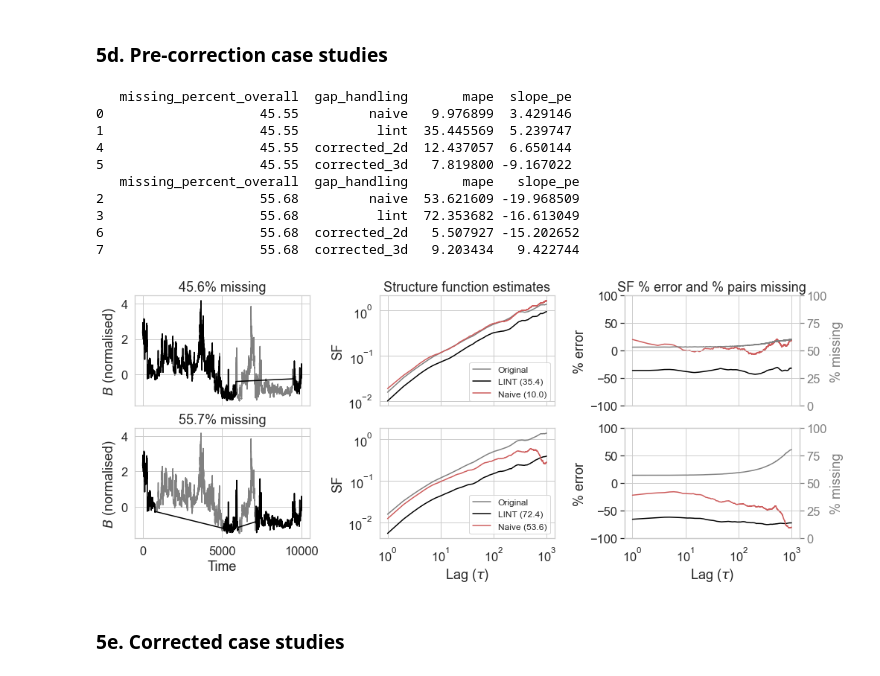
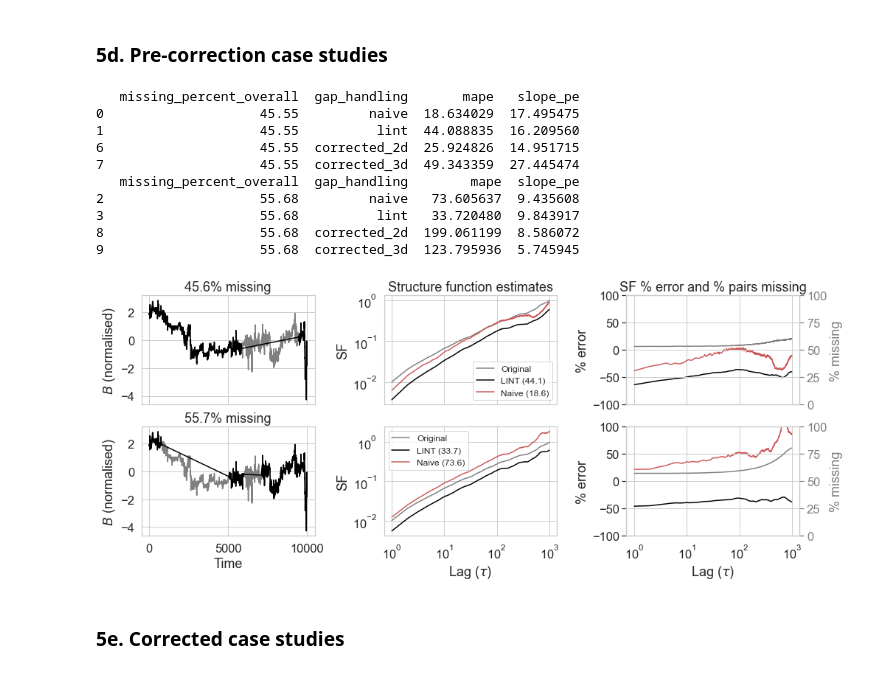
Before and after one commit to daniel-wrench/time_series_analysis, a Jupyter notebook: official_demo.ipynb, the cells around one changed output. Drawn from its saved outputs; the diff is of its cells as text; code cells hidden in the pictures.

```diff
--- a/official_demo.ipynb
+++ b/official_demo.ipynb
@@ -918,7 +829,7 @@ Correcting interpolated test set intervals using 2D error heatmap with 10 bins
 # %%
 print(f"Correcting interpolated test set intervals using 3D error heatmap with {n_bins} bins")
 sfs_gapped_corrected = sf.compute_scaling_3d(
-    sfs_gapped_corrected[sfs_gapped_corrected["gap_handling"]=="lint"], missing_measure, lookup_table_3d
+    sfs_gapped_corrected[sfs_gapped_corrected["gap_handling"]=="lint"], "missing_percent", lookup_table_3d
 )
 # %% [output]
 Correcting interpolated test set intervals using 3D error heatmap with 10 bins
@@ -955,7 +872,7 @@ This is the first time we do this. We do not need these values for the training
 dup_df = ints_gapped_metadata.replace(["naive","lint"], ["corrected_2d", "corrected_3d"])
 ints_gapped_metadata = pd.concat([ints_gapped_metadata, dup_df])
 # %%
-for i in range(len(files_metadata)):
+for i in files_metadata.file_index.unique():
     for j in range(len(ints_metadata["file_index"]==i)):
         for k in range(times_to_gap):
             for gap_handling in sfs_gapped_corrected.gap_handling.unique():
@@ -1024,5 +947,25 @@ ints_gapped_metadata = pd.merge(ints_gapped_metadata, ints_metadata.drop(["int_s
 # %%
 ints_gapped_metadata["slope_pe"] = (ints_gapped_metadata["slope"] - ints_gapped_metadata["slope_orig"]) / ints_gapped_metadata["slope_orig"] * 100
 ints_gapped_metadata["slope_ape"] = np.abs(ints_gapped_metadata["slope_pe"])
+# %%
+# Export the final dataframes, ints_gapped_metadata and sfs_gapped_corrected, in a pickle file
+output_file_path = processed_files[file_index].replace("raw", "processed").replace(".cdf", ".pkl")
+# %%
+
+
+with open(output_file_path, "wb") as f:
+    pickle.dump(
+        {
+            "files_metadata": files_metadata,
+            "ints_metadata": ints_metadata,
+            "ints": ints,
+            "ints_gapped_metadata": ints_gapped_metadata,
+            "ints_gapped": ints_gapped,
+            "sfs": sfs,
+            "sfs_gapped": sfs_gapped,
+            "sfs_gapped_corrected": sfs_gapped_corrected,
+        },
+        f,
+    )
 # %% [markdown]
 # 5. FOR ALL INTERVALS IN TEST SET: get overall test set results
@@ -1138,6 +1078,9 @@ for gap_handling in sfs_gapped_corrected.gap_handling.unique():
 # %% [markdown]
 ### 5d. Pre-correction case studies
 # %%
+# Below variables say to plot two versions of the first interval
+
+file_index = ints_gapped_metadata["file_index"].unique()[0]
 int_index=0
 num_version_to_plot = 2
 
@@ -1150,7 +1093,7 @@ for version in range(num_version_to_plot):
             (ints_gapped["file_index"]==file_index) &
             (ints_gapped["int_index"]==int_index) &
                         (ints_gapped["version"]==version) &
-                        (ints_gapped["gap_handling"]=="lint"), "B_R"].values, c="black")
+                        (ints_gapped["gap_handling"]=="lint"), "Bx"].values, c="black")
 
     # Put missing_percent_overall in the title
     ax[version, 0].set_title(f"{ints_gapped_metadata.loc[(ints_gapped_metadata['file_index']==file_index) & (ints_gapped_metadata['int_index']==int_index) & (ints_gapped_metadata['version']==version) & (ints_gapped_metadata['gap_handling']=='lint'), 'missing_percent_overall'].values[0]:.1f}% missing")
@@ -1228,43 +1171,43 @@ for version in range(num_version_to_plot):
     ax[1, 0].set_xlabel("Time")
     ax[version, 0].set_ylabel("$B$ (normalised)")
     ax[1, 1].set_xlabel("Lag ($\\tau$)")
     ax[version, 1].set_ylabel("SF")
     ax[1, 2].set_xlabel("Lag ($\\tau$)")
     ax[version, 2].set_ylabel("% error")
     ax2.set_ylabel("% missing", color="grey")
     ax2.tick_params(axis="y", colors="grey")
     ax2.set_ylim(0,100)
 
     #ax[version, 2].axhline(0, c="black", linestyle="--")
     ax[version, 2].set_ylim(-100, 100)
 
     ax[version, 1].set_xscale("log")
     ax[version, 1].set_yscale("log")
     ax[version, 2].set_xscale("log")
     ax[version, 1].legend(fontsize=12)
     [ax[0, i].set_xticklabels([]) for i in range(3)]
 
     print(ints_gapped_metadata.loc[(ints_gapped_metadata["int_index"]==int_index) & (ints_gapped_metadata["version"]==version)][["missing_percent_overall", "gap_handling", "mape", "slope_pe"]])
 
 
 # Add titles
 ax[0, 1].set_title("Structure function estimates")
 ax[0, 2].set_title("SF % error and % pairs missing")
 plt.subplots_adjust(wspace=0.4)
 
 plt.savefig(f"plots/temp/test_{spacecraft}_case_study_gapping_{file_index}_{int_index}.png", bbox_inches='tight')
 # %% [output]
-   missing_percent_overall  gap_handling       mape  slope_pe
-0                    45.55         naive   9.976899  3.429146
-1                    45.55          lint  35.445569  5.239747
-4                    45.55  corrected_2d  12.437057  6.650144
-5                    45.55  corrected_3d   7.819800 -9.167022
    missing_percent_overall  gap_handling       mape   slope_pe
-2                    55.68         naive  53.621609 -19.968509
-3                    55.68          lint  72.353682 -16.613049
-6                    55.68  corrected_2d   5.507927 -15.202652
-7                    55.68  corrected_3d   9.203434   9.422744
+0                    45.55         naive  18.634029  17.495475
+1                    45.55          lint  44.088835  16.209560
+6                    45.55  corrected_2d  25.924826  14.951715
+7                    45.55  corrected_3d  49.343359  27.445474
+   missing_percent_overall  gap_handling        mape  slope_pe
+2                    55.68         naive   73.605637  9.435608
+3                    55.68          lint   33.720480  9.843917
+8                    55.68  corrected_2d  199.061199  8.586072
+9                    55.68  corrected_3d  123.795936  5.745945
-[figure, old version]
+[figure, new version]
 # %% [markdown]
 ### 5e. Corrected case studies
 # %%
```
Also changed, not shown: parts of 48 cells of this notebook, 1 other file.
